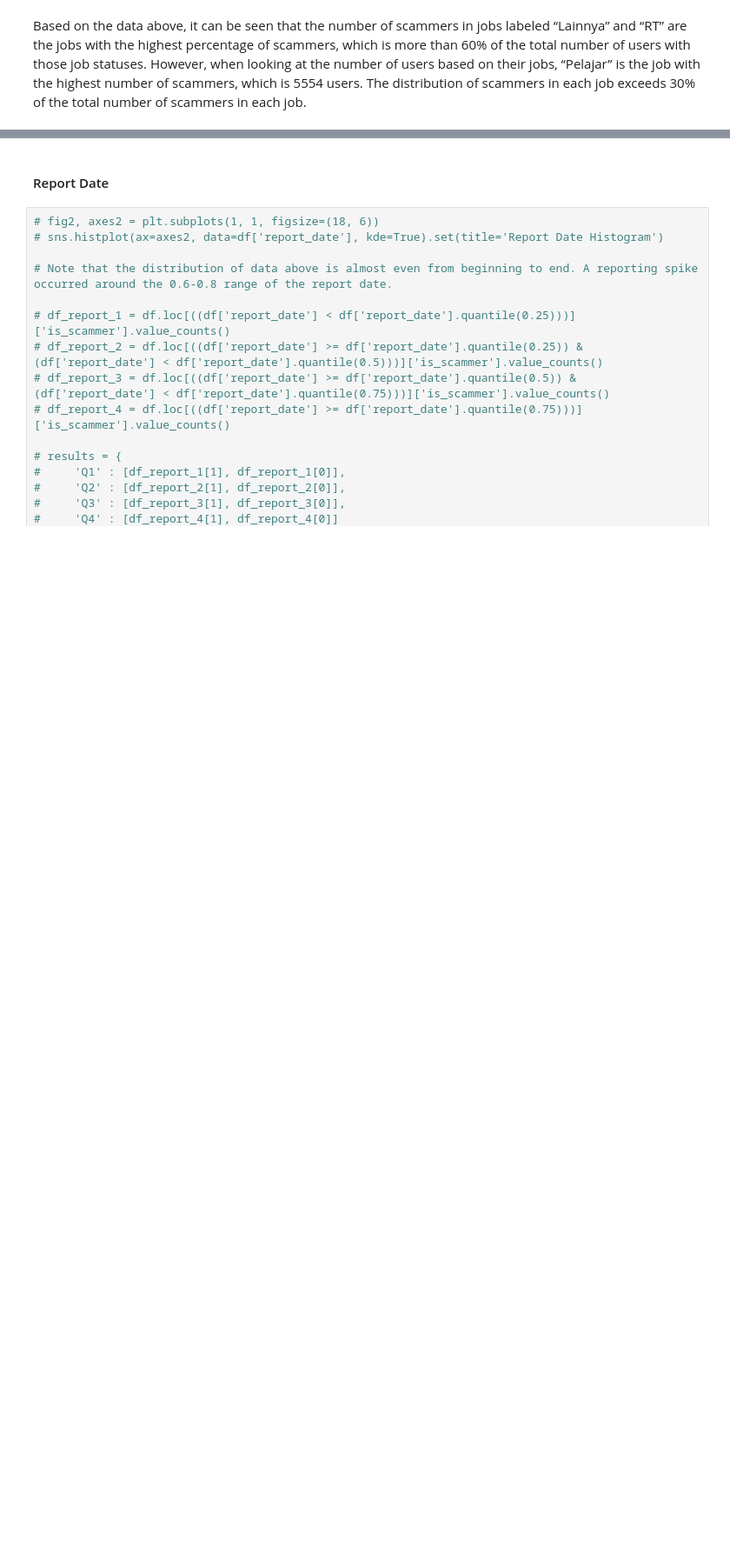
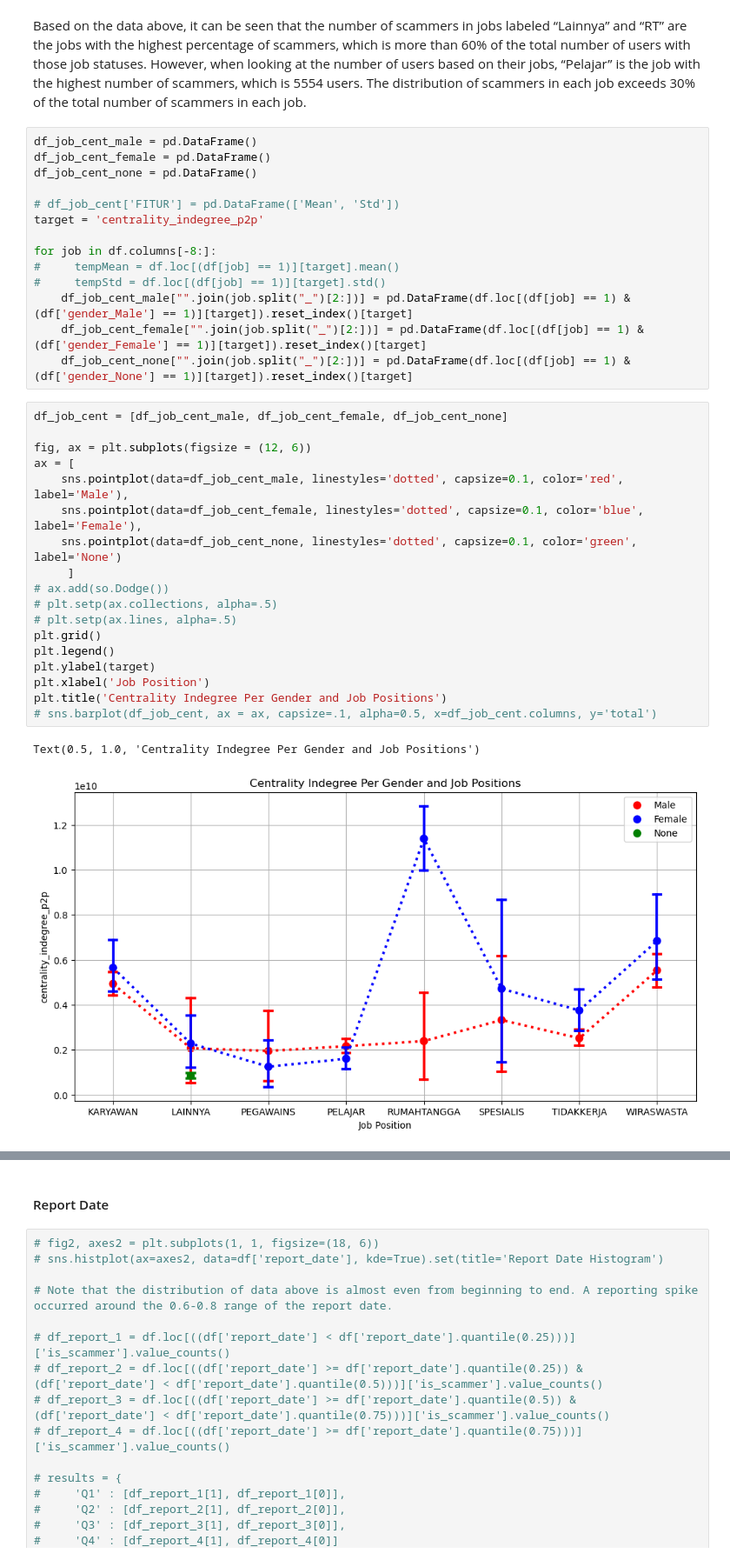
Before and after one commit to C23-FD-1/ml, a Jupyter notebook: EDA.ipynb, the cells around one changed output, grey strips where cells are left out. Shown at 87% size. Saved outputs shown, nothing was run; the diff lists cells and outputs as text; blank space fills up the shorter version.

```diff
--- a/EDA.ipynb
+++ b/EDA.ipynb
@@ -245,2 +260,37 @@ plt.title("Scammer Distribution based on Job Position", pad=30)
 # %% [markdown]
 Based on the data above, it can be seen that the number of scammers in jobs labeled “Lainnya” and “RT” are the jobs with the highest percentage of scammers, which is more than 60% of the total number of users with those job statuses. However, when looking at the number of users based on their jobs, “Pelajar” is the job with the highest number of scammers, which is 5554 users. The distribution of scammers in each job exceeds 30% of the total number of scammers in each job.
+# %%
+df_job_cent_male = pd.DataFrame()
+df_job_cent_female = pd.DataFrame()
+df_job_cent_none = pd.DataFrame()
+
+# df_job_cent['FITUR'] = pd.DataFrame(['Mean', 'Std'])
+target = 'centrality_indegree_p2p'
+
+for job in df.columns[-8:]:
+#     tempMean = df.loc[(df[job] == 1)][target].mean()
+#     tempStd = df.loc[(df[job] == 1)][target].std()
+    df_job_cent_male["".join(job.split("_")[2:])] = pd.DataFrame(df.loc[(df[job] == 1) & (df['gender_Male'] == 1)][target]).reset_index()[target]
+    df_job_cent_female["".join(job.split("_")[2:])] = pd.DataFrame(df.loc[(df[job] == 1) & (df['gender_Female'] == 1)][target]).reset_index()[target]
+    df_job_cent_none["".join(job.split("_")[2:])] = pd.DataFrame(df.loc[(df[job] == 1) & (df['gender_None'] == 1)][target]).reset_index()[target]
+# %%
+df_job_cent = [df_job_cent_male, df_job_cent_female, df_job_cent_none]
+
+fig, ax = plt.subplots(figsize = (12, 6))
+ax = [
+    sns.pointplot(data=df_job_cent_male, linestyles='dotted', capsize=0.1, color='red', label='Male'),
+    sns.pointplot(data=df_job_cent_female, linestyles='dotted', capsize=0.1, color='blue', label='Female'),
+    sns.pointplot(data=df_job_cent_none, linestyles='dotted', capsize=0.1, color='green', label='None')
+     ]
+# ax.add(so.Dodge())
+# plt.setp(ax.collections, alpha=.5)
+# plt.setp(ax.lines, alpha=.5)
+plt.grid()
+plt.legend()
+plt.ylabel(target)
+plt.xlabel('Job Position')
+plt.title('Centrality Indegree Per Gender and Job Positions')
+# sns.barplot(df_job_cent, ax = ax, capsize=.1, alpha=0.5, x=df_job_cent.columns, y='total')
+# %% [output]
+Text(0.5, 1.0, 'Centrality Indegree Per Gender and Job Positions')
+[figure, added]
```
Also changed, not shown: parts of 18 cells of this notebook.
